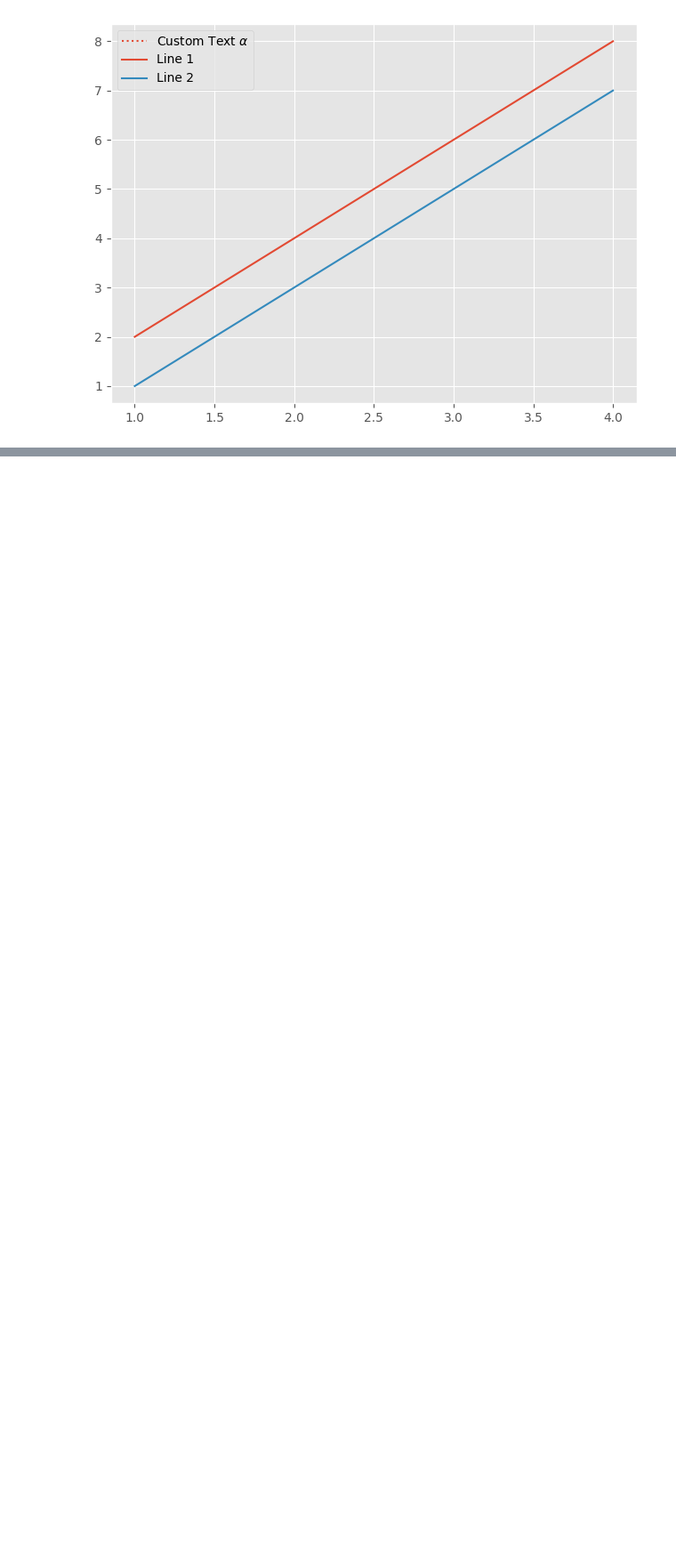
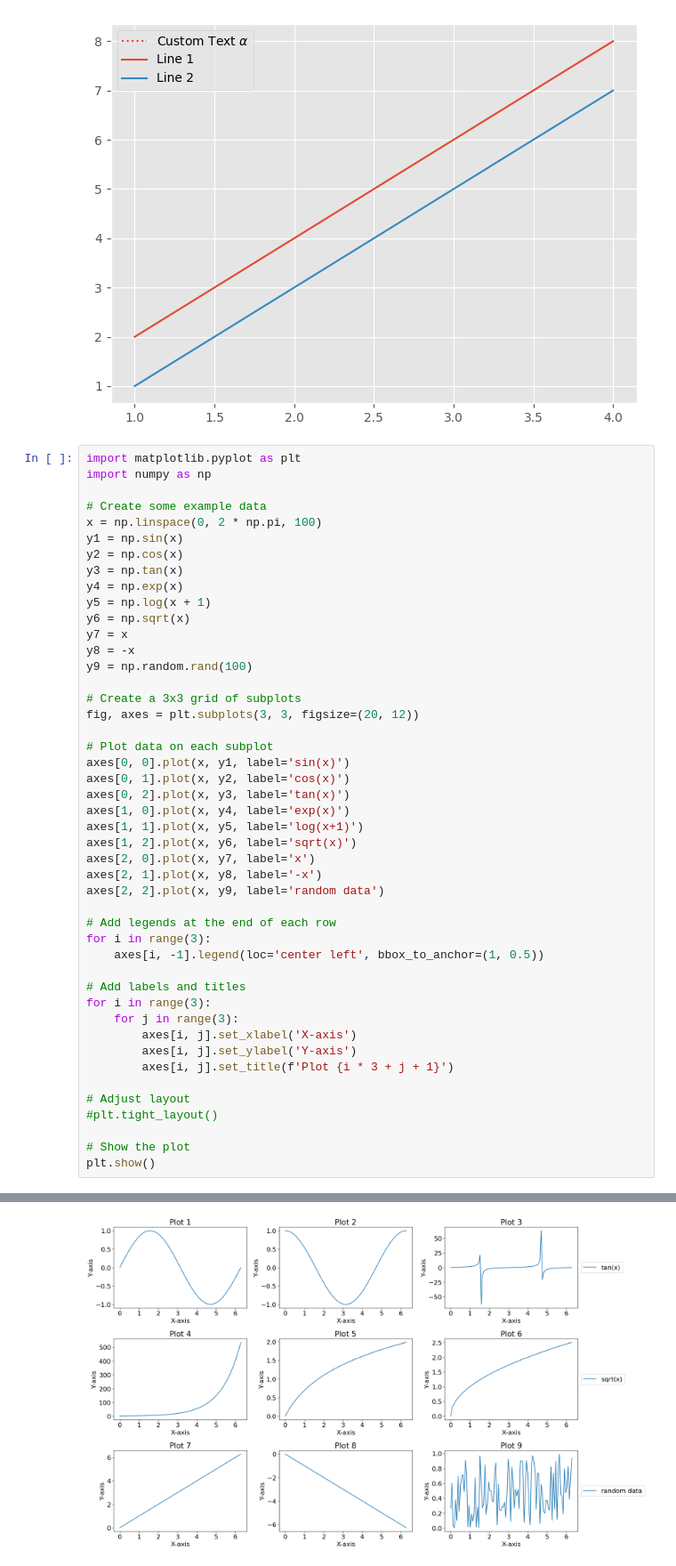
Before and after one commit to elfirdoussilab1/DECOR, a Jupyter notebook: test.ipynb, the cells around one changed output, grey strips where cells are left out. Shown: that part at 89% size. Drawn from its saved outputs; the diff is of its cells as text; blank space fills up the shorter version.

Commit message:
function to produce all the remaining plots

```diff
--- a/test.ipynb
+++ b/test.ipynb
@@ -262,3 +262,50 @@ findfont: Font family 'Latin Modern Roman' not found.
 findfont: Font family 'Latin Modern Roman' not found.
 findfont: Font family 'Latin Modern Roman' not found.
 [figure]
+# %%
+import matplotlib.pyplot as plt
+import numpy as np
+
+# Create some example data
+x = np.linspace(0, 2 * np.pi, 100)
+y1 = np.sin(x)
+y2 = np.cos(x)
+y3 = np.tan(x)
+y4 = np.exp(x)
+y5 = np.log(x + 1)
+y6 = np.sqrt(x)
+y7 = x
+y8 = -x
+y9 = np.random.rand(100)
+
+# Create a 3x3 grid of subplots
+fig, axes = plt.subplots(3, 3, figsize=(20, 12))
+
+# Plot data on each subplot
+axes[0, 0].plot(x, y1, label='sin(x)')
+axes[0, 1].plot(x, y2, label='cos(x)')
+axes[0, 2].plot(x, y3, label='tan(x)')
+axes[1, 0].plot(x, y4, label='exp(x)')
+axes[1, 1].plot(x, y5, label='log(x+1)')
+axes[1, 2].plot(x, y6, label='sqrt(x)')
+axes[2, 0].plot(x, y7, label='x')
+axes[2, 1].plot(x, y8, label='-x')
+axes[2, 2].plot(x, y9, label='random data')
+
+# Add legends at the end of each row
+for i in range(3):
+    axes[i, -1].legend(loc='center left', bbox_to_anchor=(1, 0.5))
+
+# Add labels and titles
+for i in range(3):
+    for j in range(3):
+        axes[i, j].set_xlabel('X-axis')
+        axes[i, j].set_ylabel('Y-axis')
+        axes[i, j].set_title(f'Plot {i * 3 + j + 1}')
+
+# Adjust layout
+#plt.tight_layout()
+
+# Show the plot
+plt.show()
+# %% [output]
@@ -264,0 +329 @@ findfont: Font family 'Latin Modern Roman' not found.
+[figure, added]
```
Also changed, not shown: parts of 3 cells of this notebook, 1 other file.
